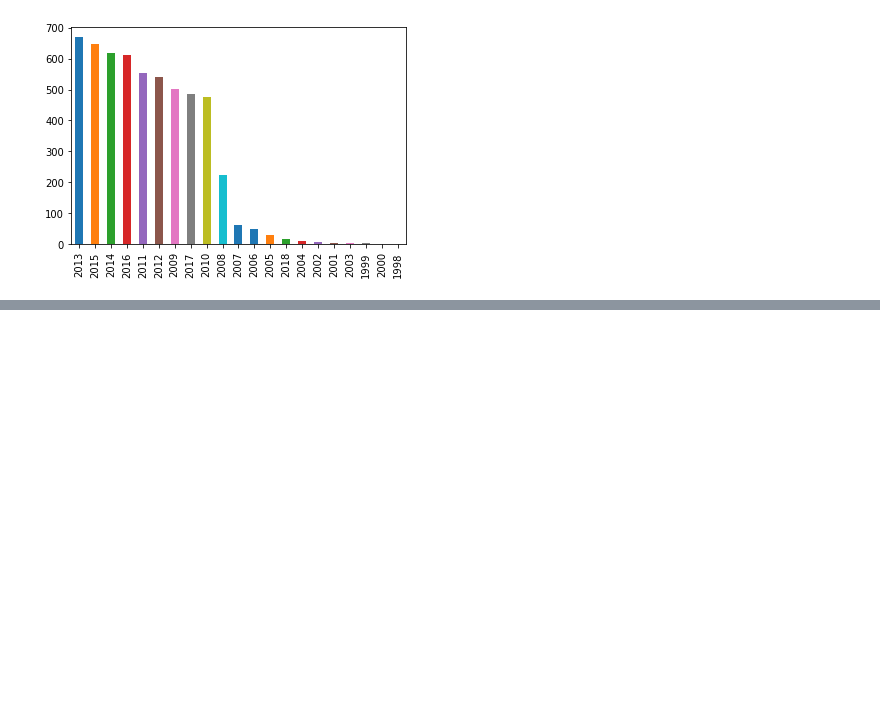
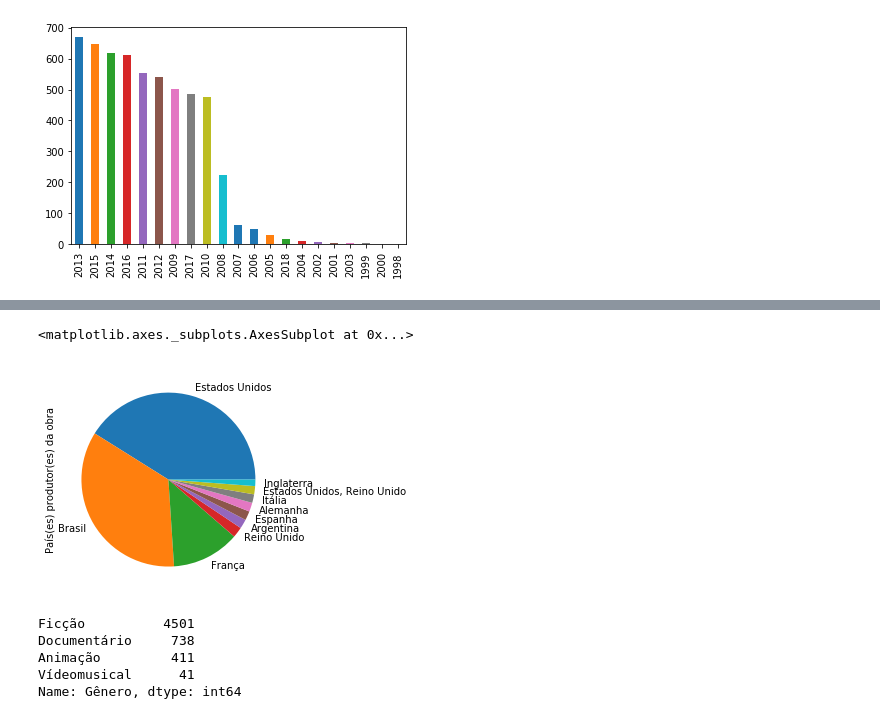
Before and after one commit to ValeriaNiceria/analise_dados_python, a Jupyter notebook: notebooks/oca/oca-analise-excel.ipynb, the cells around one changed output, grey strips where cells are left out. Saved outputs shown, nothing was run; the diff lists cells and outputs as text; code cells hidden in the pictures; blank space fills up the shorter version.

```diff
--- a/notebooks/oca/oca-analise-excel.ipynb
+++ b/notebooks/oca/oca-analise-excel.ipynb
@@ -147,0 +199,18 @@ num_filmes_ano.plot.bar()
+# %%
+# 10 primeiros países por número de filmes
+filmes_pais = df['País(es) produtor(es) da obra'].value_counts().head(10)
+# %%
+# Plotando no gráfico
+filmes_pais.plot.pie()
+# %% [output]
+<matplotlib.axes._subplots.AxesSubplot at 0x...>
+[figure, added]
+# %%
+# filmes por gênero
+df['Gênero'].value_counts()
+# %% [output]
+Ficção          4501
+Documentário     738
+Animação         411
+Vídeomusical      41
+Name: Gênero, dtype: int64
```
Also changed, not shown: parts of 7 cells of this notebook.
